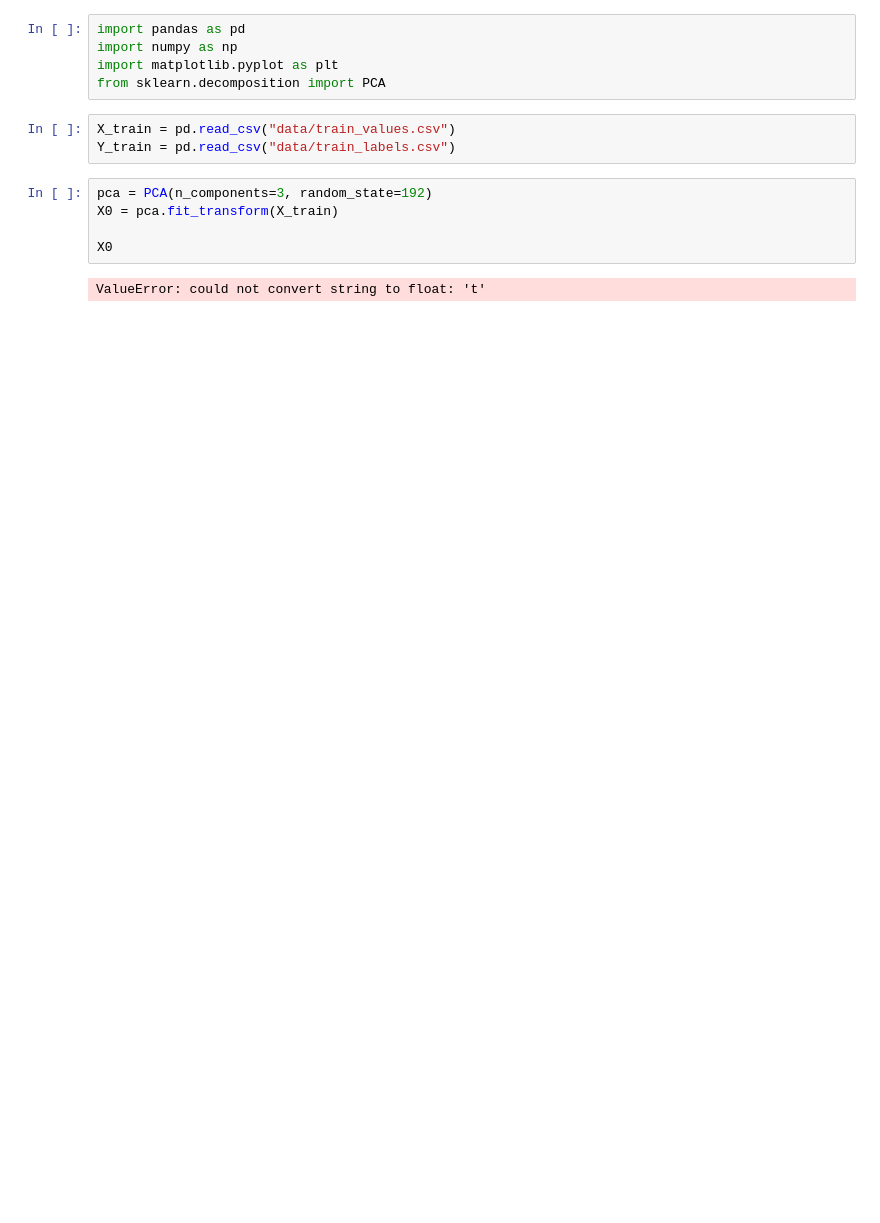
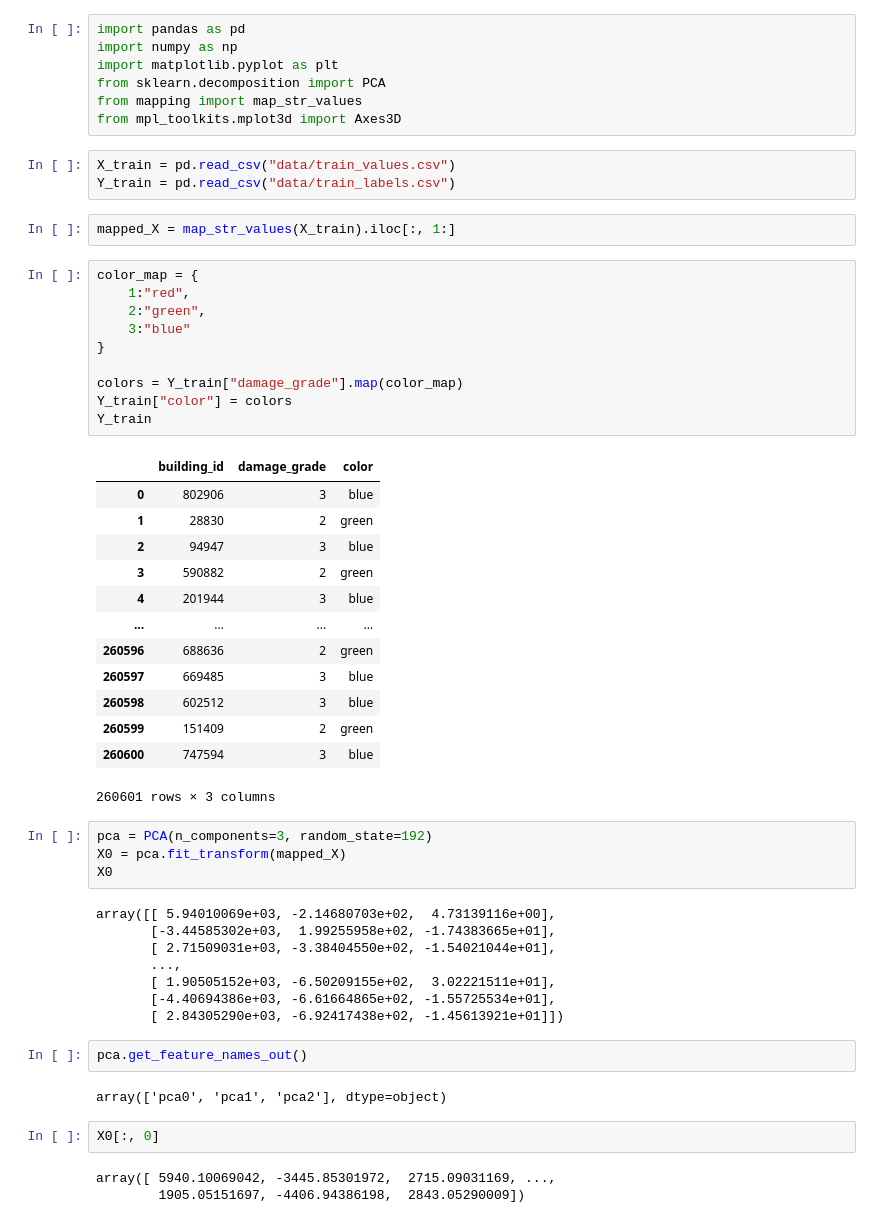
Before and after one commit to anbit192/earthquake, a Jupyter notebook: eathquake_visualize.ipynb, the cells around one changed output. Drawn from its saved outputs; the diff is of its cells as text; blank space fills up the shorter version.

```diff
--- a/eathquake_visualize.ipynb
+++ b/eathquake_visualize.ipynb
@@ -3,13 +3,55 @@ import pandas as pd
 import numpy as np
 import matplotlib.pyplot as plt
 from sklearn.decomposition import PCA
+from mapping import map_str_values
+from mpl_toolkits.mplot3d import Axes3D
 # %%
 X_train = pd.read_csv("data/train_values.csv")
 Y_train = pd.read_csv("data/train_labels.csv")
+# %%
+mapped_X = map_str_values(X_train).iloc[:, 1:]
+# %%
+color_map = {
+    1:"red",
+    2:"green",
+    3:"blue"
+}
+
+colors = Y_train["damage_grade"].map(color_map)
+Y_train["color"] = colors
+Y_train
+# %% [output]
+|  | building_id | damage_grade | color |
+| 0 | 802906 | 3 | blue |
+| 1 | 28830 | 2 | green |
+| 2 | 94947 | 3 | blue |
+| 3 | 590882 | 2 | green |
+| 4 | 201944 | 3 | blue |
+| ... | ... | ... | ... |
+| 260596 | 688636 | 2 | green |
+| 260597 | 669485 | 3 | blue |
+| 260598 | 602512 | 3 | blue |
+| 260599 | 151409 | 2 | green |
+| 260600 | 747594 | 3 | blue |
+260601 rows × 3 columns
 # %%
 pca = PCA(n_components=3, random_state=192)
-X0 = pca.fit_transform(X_train)
-
+X0 = pca.fit_transform(mapped_X)
 X0
 # %% [output]
-ValueError: could not convert string to float: 't'
+array([[ 5.94010069e+03, -2.14680703e+02,  4.73139116e+00],
+       [-3.44585302e+03,  1.99255958e+02, -1.74383665e+01],
+       [ 2.71509031e+03, -3.38404550e+02, -1.54021044e+01],
+       ...,
+       [ 1.90505152e+03, -6.50209155e+02,  3.02221511e+01],
+       [-4.40694386e+03, -6.61664865e+02, -1.55725534e+01],
+       [ 2.84305290e+03, -6.92417438e+02, -1.45613921e+01]])
+# %%
+pca.get_feature_names_out()
+# %% [output]
+array(['pca0', 'pca1', 'pca2'], dtype=object)
+# %%
+X0[:, 0]
+# %% [output]
+array([ 5940.10069042, -3445.85301972,  2715.09031169, ...,
+        1905.05151697, -4406.94386198,  2843.05290009])
```
Also changed, not shown: parts of 3 cells of this notebook, 1 other file.
